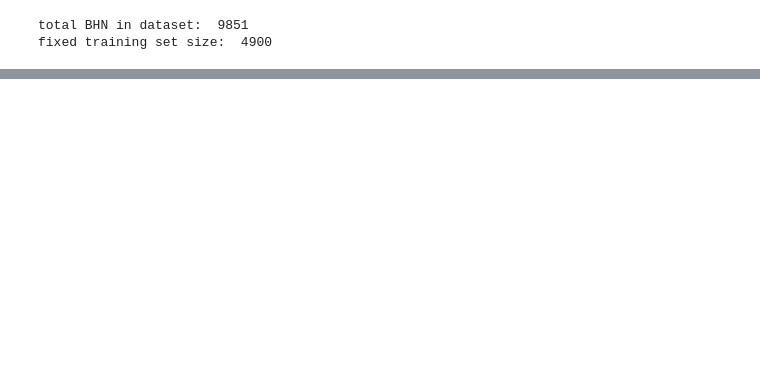
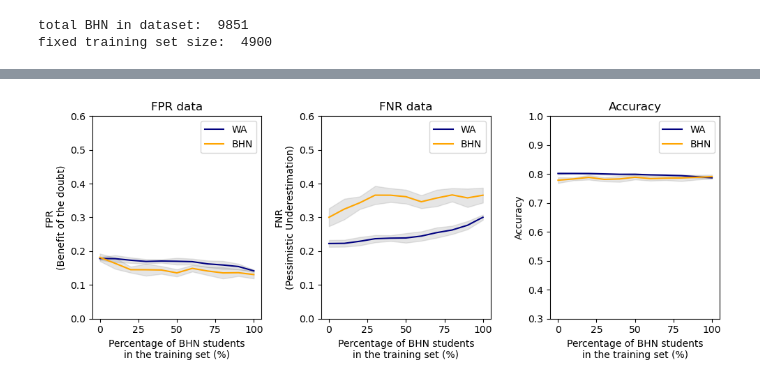
Before and after one commit to cherylstanley/folktables_cs, a Jupyter notebook: folktables/examples/notebooks/ASCIncome.ipynb, the cells around one changed output, grey strips where cells are left out. Saved outputs shown, nothing was run; the diff lists cells and outputs as text; code cells hidden in the pictures; blank space fills up the shorter version.

Commit message:
modified evaluation function to iterate multiple times and added error bar to graphs

```diff
--- a/folktables/examples/notebooks/ASCIncome.ipynb
+++ b/folktables/examples/notebooks/ASCIncome.ipynb
@@ -51,10 +52,12 @@ def mixRaceRates(data, num_bhn):
     # concatenate the extracted datasets together to create modified dataset
     modified_data = np.concatenate((sampled_bhn, sampled_non_bhn), axis=0)
 
+    '''
     print("initial training size: ", len(data))
     print("modified training size: ", len(modified_data))
     print("# bhn sampled: ", len(np.where((modified_data[:, 9] == 2) | (modified_data[:, 9] == 3))[0]))
     print("# non-bhn sampled: ", len(np.where((modified_data[:, 9] != 2) & (modified_data[:, 9] != 3))[0]))
+    '''
 
     return modified_data
 # %%
@@ -208,0 +178,81 @@ plt.show()
+# %%
+import matplotlib.pyplot as plt
+
+
+x = []
+y_FPR_WA = []
+y_FPR_BHN = []
+y_FNR_WA = []
+y_FNR_BHN = []
+y_ACC_WA = []
+y_ACC_BHN = []
+
+fpr_wa_stddev = []
+fpr_bhn_stddev = []
+fnr_wa_stddev = []
+fnr_bhn_stddev = []
+acc_wa_stddev = []
+acc_bhn_stddev = []
+
+for mix_rate in target_bhn_rates:
+    x.append(mix_rate * 100)
+
+    y_FPR_WA.append(wa_map[mix_rate][3][0])
+    y_FPR_BHN.append(bhn_map[mix_rate][3][0])
+    fpr_wa_stddev.append(wa_map[mix_rate][3][1])
+    fpr_bhn_stddev.append(bhn_map[mix_rate][3][1])
+
+    y_FNR_WA.append(wa_map[mix_rate][2][0])
+    y_FNR_BHN.append(bhn_map[mix_rate][2][0])
+    fnr_wa_stddev.append(wa_map[mix_rate][2][1])
+    fnr_bhn_stddev.append(bhn_map[mix_rate][2][1])
+
+    y_ACC_WA.append(wa_map[mix_rate][0][0])
+    y_ACC_BHN.append(bhn_map[mix_rate][0][0])
+    acc_wa_stddev.append(wa_map[mix_rate][0][1])
+    acc_bhn_stddev.append(bhn_map[mix_rate][0][1])
+
+
+fig, (ax1, ax2, ax3) = plt.subplots(1, 3, figsize=(10, 4))
+
+# plot data
+ax1.plot(x, y_FPR_WA, label="WA", color="navy")
+ax1.plot(x, y_FPR_BHN, label="BHN", color="orange")
+ax1.fill_between(x, [y - s for y, s in zip(y_FPR_WA, fpr_wa_stddev)], [y + s for y, s in zip(y_FPR_WA, fpr_wa_stddev)], color='gray', alpha=0.2)
+ax1.fill_between(x, [y - s for y, s in zip(y_FPR_BHN, fpr_bhn_stddev)], [y + s for y, s in zip(y_FPR_BHN, fpr_bhn_stddev)], color='gray', alpha=0.2)
+
+
+ax2.plot(x, y_FNR_WA, label="WA", color="navy")
+ax2.plot(x, y_FNR_BHN, label="BHN", color="orange")
+ax2.fill_between(x, [y - s for y, s in zip(y_FNR_WA, fnr_wa_stddev)], [y + s for y, s in zip(y_FNR_WA, fnr_wa_stddev)], color='gray', alpha=0.2)
+ax2.fill_between(x, [y - s for y, s in zip(y_FNR_BHN, fnr_bhn_stddev)], [y + s for y, s in zip(y_FNR_BHN, fnr_bhn_stddev)], color='gray', alpha=0.2)
+
+
+ax3.plot(x, y_ACC_WA, label="WA", color="navy")
+ax3.plot(x, y_ACC_BHN, label="BHN", color="orange")
+ax3.fill_between(x, [y - s for y, s in zip(y_ACC_WA, acc_wa_stddev)], [y + s for y, s in zip(y_ACC_WA, acc_wa_stddev)], color='gray', alpha=0.2)
+ax3.fill_between(x, [y - s for y, s in zip(y_ACC_BHN, acc_bhn_stddev)], [y + s for y, s in zip(y_ACC_BHN, acc_bhn_stddev)], color='gray', alpha=0.2)
+
+# add labels and title
+ax1.set_xlabel("Percentage of BHN students\nin the training set (%)")
+ax1.set_ylabel("FPR\n(Benefit of the doubt)")
+ax1.set_title("FPR data")
+ax1.legend()
+ax1.set_ylim(0, 0.6)
+
+ax2.set_xlabel("Percentage of BHN students\nin the training set (%)")
+ax2.set_ylabel("FNR\n(Pessimistic Underestimation)")
+ax2.set_title("FNR data")
+ax2.legend()
+ax2.set_ylim(0, 0.6)
+
+ax3.set_xlabel("Percentage of BHN students\nin the training set (%)")
+ax3.set_ylabel("Accuracy")
+ax3.set_title("Accuracy")
+ax3.legend()
+ax3.set_ylim(0.3, 1)
+
+plt.tight_layout()
+plt.show()
+# %% [output]
+[figure, added]
```
Also changed, not shown: parts of 4 cells of this notebook.
